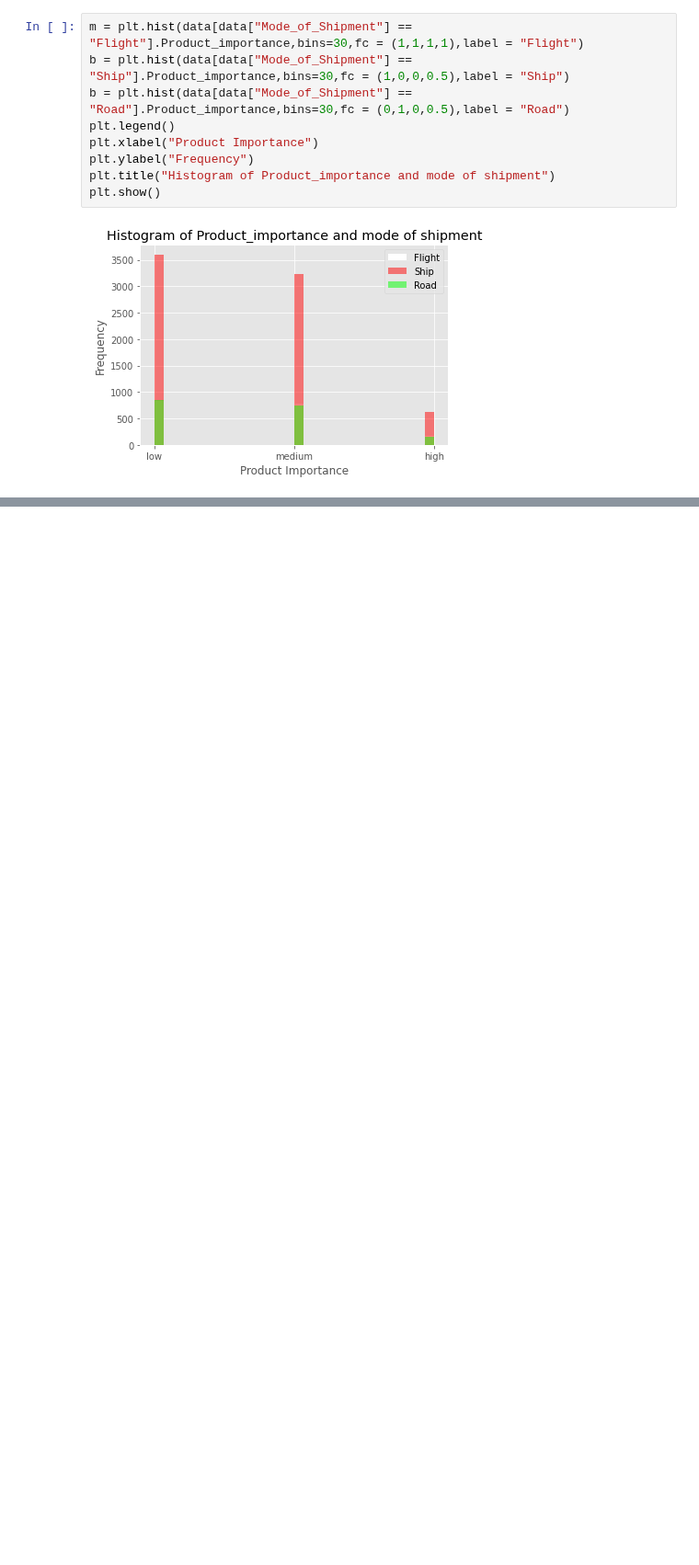
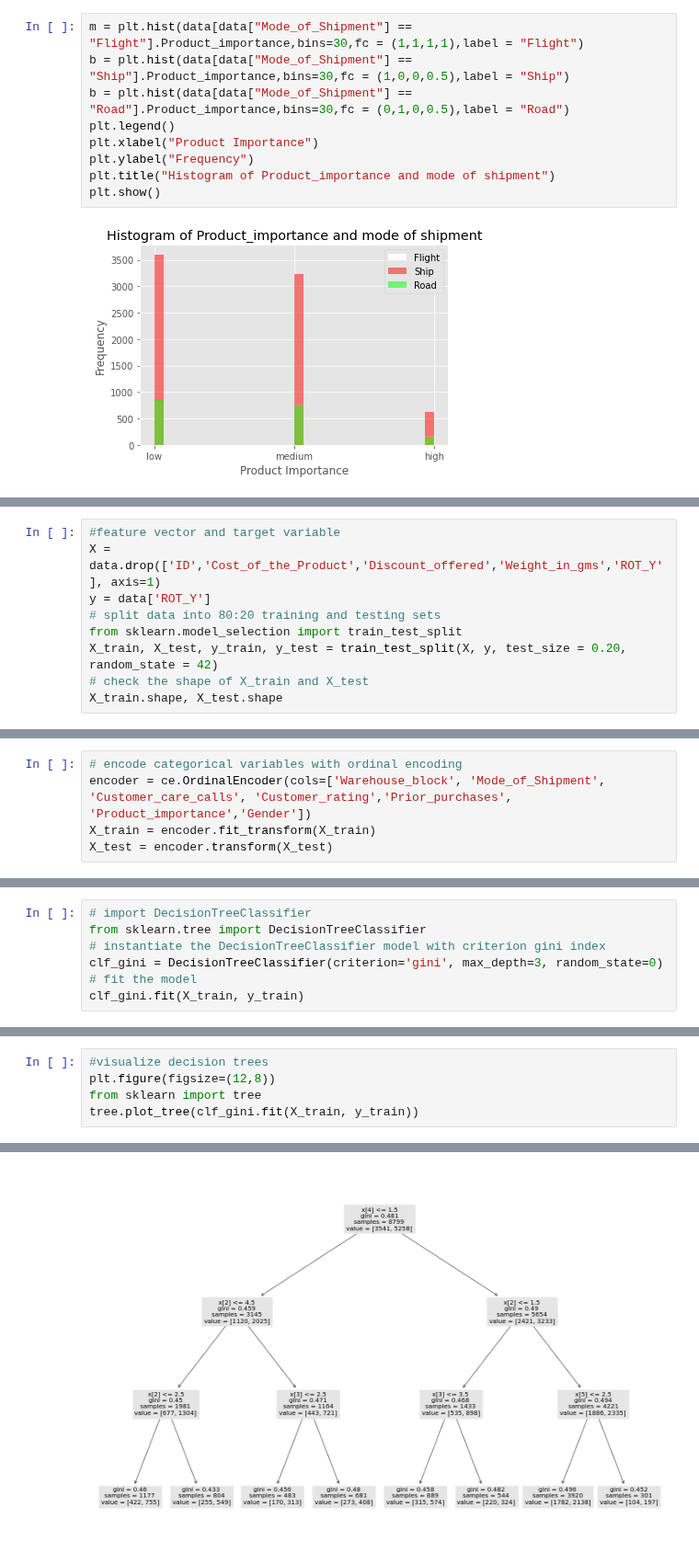
Before and after one commit to Riab22209/CE880-Case-Study-repository, a Jupyter notebook: EDA.ipynb, the cells around one changed output, grey strips where cells are left out. Shown at 92% size. Drawn from its saved outputs; the diff is of its cells as text; blank space fills up the shorter version.

```diff
--- a/EDA.ipynb
+++ b/EDA.ipynb
@@ -108,0 +183,9 @@ print("Outliers: ",data_bening[(data_bening.radius_mean < lower_bound) | (data_b
+# %%
+#feature vector and target variable
+X = data.drop(['ID','Cost_of_the_Product','Discount_offered','Weight_in_gms','ROT_Y'], axis=1)
+y = data['ROT_Y']
+# split data into 80:20 training and testing sets
+from sklearn.model_selection import train_test_split
+X_train, X_test, y_train, y_test = train_test_split(X, y, test_size = 0.20, random_state = 42)
+# check the shape of X_train and X_test
+X_train.shape, X_test.shape
@@ -108,0 +228,5 @@ print("Outliers: ",data_bening[(data_bening.radius_mean < lower_bound) | (data_b
+# %%
+# encode categorical variables with ordinal encoding
+encoder = ce.OrdinalEncoder(cols=['Warehouse_block', 'Mode_of_Shipment', 'Customer_care_calls', 'Customer_rating','Prior_purchases', 'Product_importance','Gender'])
+X_train = encoder.fit_transform(X_train)
+X_test = encoder.transform(X_test)
@@ -108,0 +251,7 @@ print("Outliers: ",data_bening[(data_bening.radius_mean < lower_bound) | (data_b
+# %%
+# import DecisionTreeClassifier
+from sklearn.tree import DecisionTreeClassifier
+# instantiate the DecisionTreeClassifier model with criterion gini index
+clf_gini = DecisionTreeClassifier(criterion='gini', max_depth=3, random_state=0)
+# fit the model
+clf_gini.fit(X_train, y_train)
@@ -108,0 +283,6 @@ print("Outliers: ",data_bening[(data_bening.radius_mean < lower_bound) | (data_b
+# %%
+#visualize decision trees
+plt.figure(figsize=(12,8))
+from sklearn import tree
+tree.plot_tree(clf_gini.fit(X_train, y_train))
+# %% [output]
@@ -108,0 +304 @@ print("Outliers: ",data_bening[(data_bening.radius_mean < lower_bound) | (data_b
+[figure, added]
```
Also changed, not shown: parts of 21 cells of this notebook.
